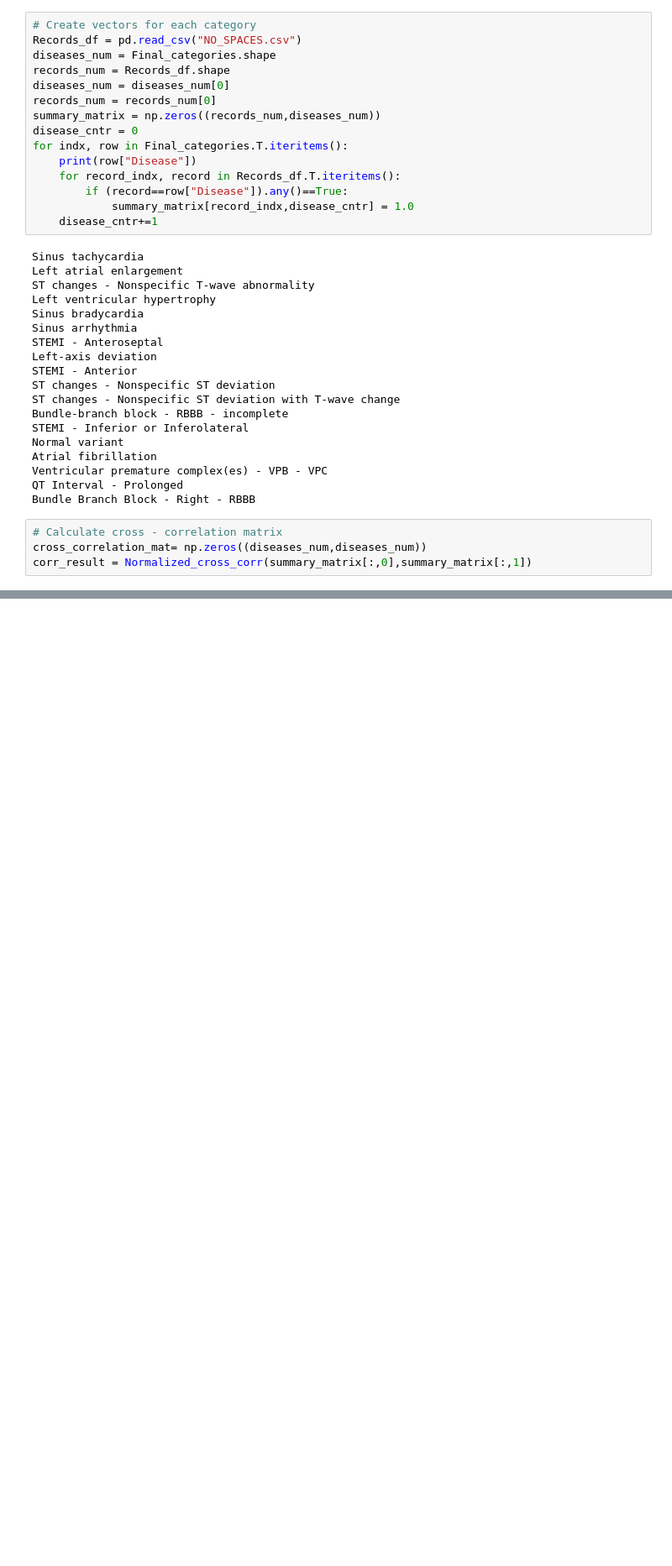
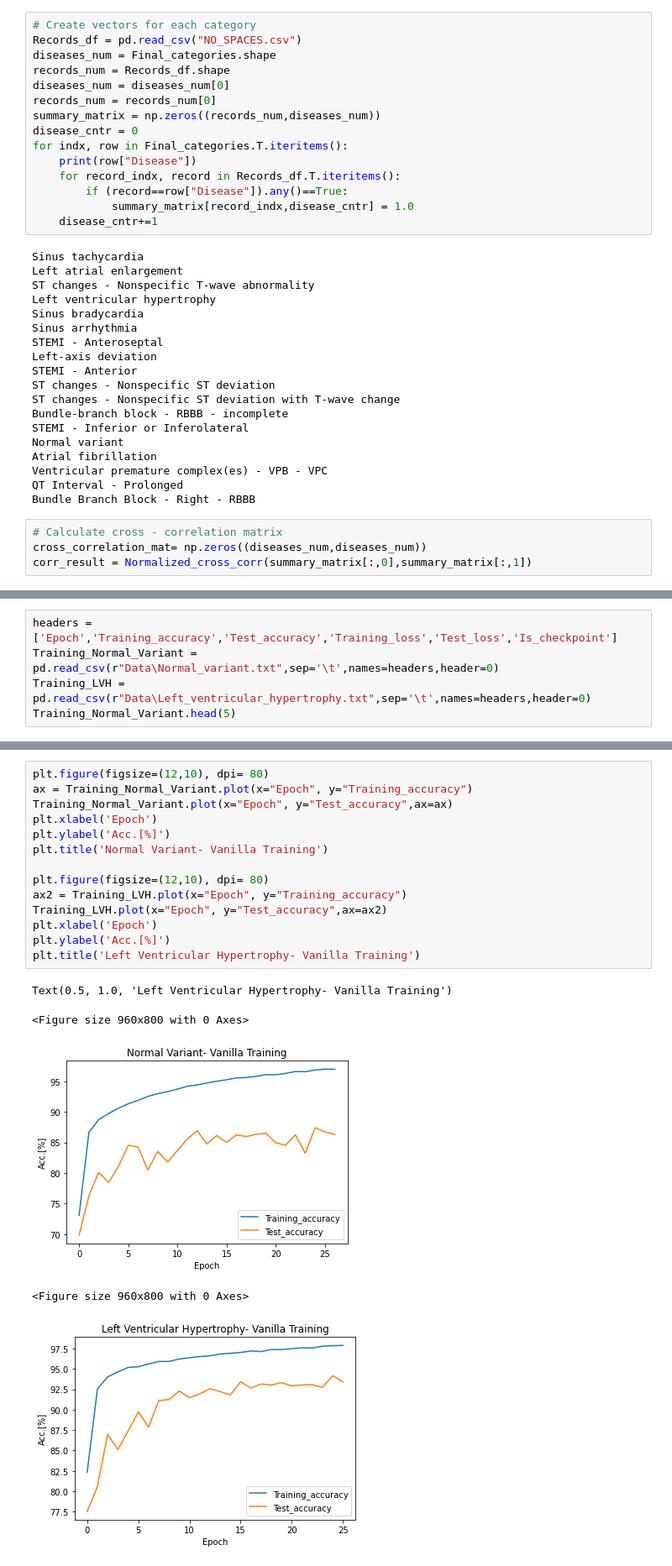
Before and after one commit to vgliner/Learning_from_failure_final_project, a Jupyter notebook: Main_notebook.ipynb, the cells around one changed output, grey strips where cells are left out. Shown at 84% size. Cells and saved outputs as stored; diff of their text form; blank space fills up the shorter version.

```diff
--- a/Main_notebook.ipynb
+++ b/Main_notebook.ipynb
@@ -98,0 +102,5 @@ corr_result = Normalized_cross_corr(summary_matrix[:,0],summary_matrix[:,1])
+# %%
+headers = ['Epoch','Training_accuracy','Test_accuracy','Training_loss','Test_loss','Is_checkpoint']
+Training_Normal_Variant = pd.read_csv(r"Data\Normal_variant.txt",sep='\t',names=headers,header=0)
+Training_LVH = pd.read_csv(r"Data\Left_ventricular_hypertrophy.txt",sep='\t',names=headers,header=0)
+Training_Normal_Variant.head(5)
@@ -98,0 +114,20 @@ corr_result = Normalized_cross_corr(summary_matrix[:,0],summary_matrix[:,1])
+# %%
+plt.figure(figsize=(12,10), dpi= 80)
+ax = Training_Normal_Variant.plot(x="Epoch", y="Training_accuracy")
+Training_Normal_Variant.plot(x="Epoch", y="Test_accuracy",ax=ax)
+plt.xlabel('Epoch')
+plt.ylabel('Acc.[%]')
+plt.title('Normal Variant- Vanilla Training')
+
+plt.figure(figsize=(12,10), dpi= 80)
+ax2 = Training_LVH.plot(x="Epoch", y="Training_accuracy")
+Training_LVH.plot(x="Epoch", y="Test_accuracy",ax=ax2)
+plt.xlabel('Epoch')
+plt.ylabel('Acc.[%]')
+plt.title('Left Ventricular Hypertrophy- Vanilla Training')
+# %% [output]
+Text(0.5, 1.0, 'Left Ventricular Hypertrophy- Vanilla Training')
+<Figure size 960x800 with 0 Axes>
+[figure, added]
+<Figure size 960x800 with 0 Axes>
+[figure, added]
```
Also changed, not shown: parts of 2 cells of this notebook.
